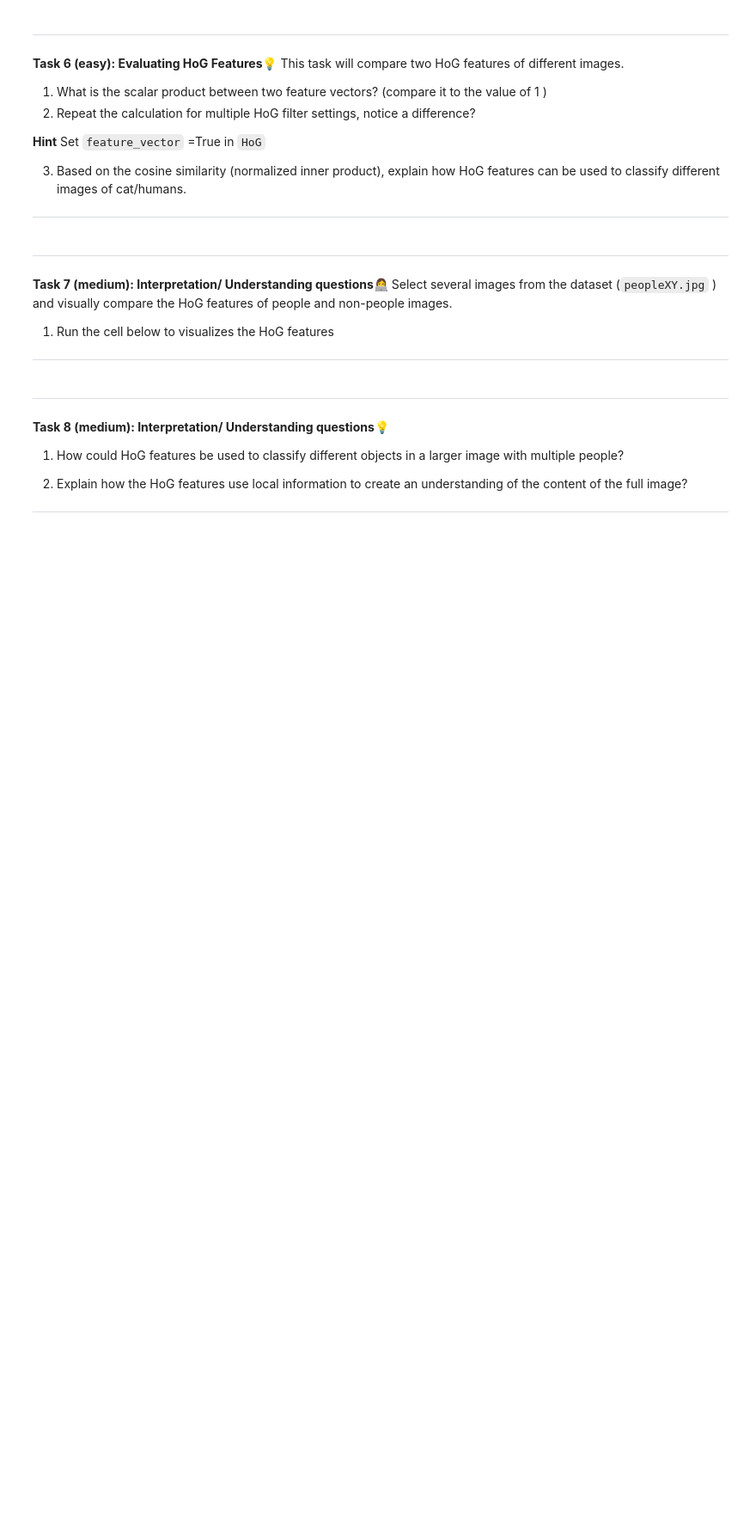
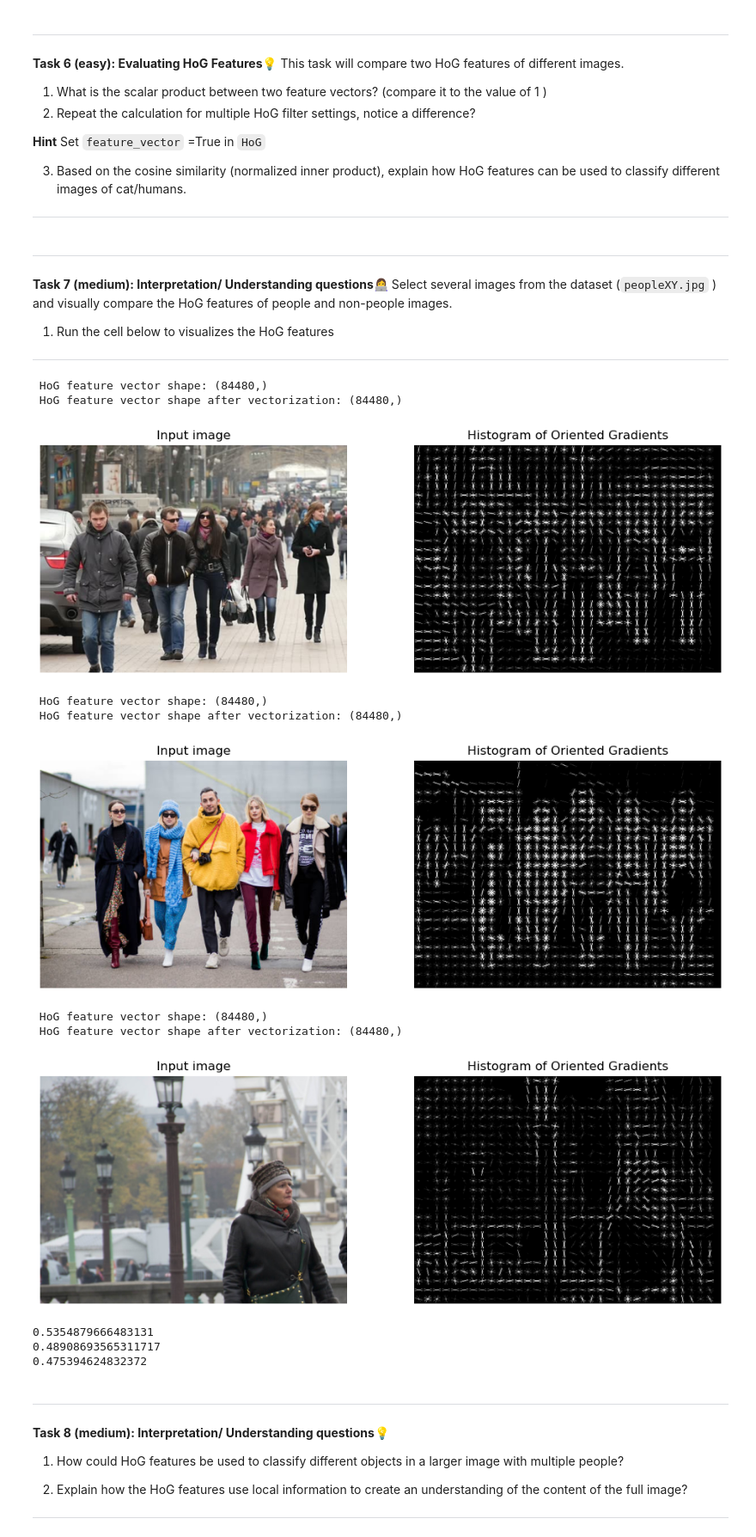
Before and after one commit to AlbertRossJoh/MLintro, a Jupyter notebook: W11/03-hog.ipynb, the cells around one changed output. Shown at 86% size. Cells and saved outputs as stored; diff of their text form; code cells hidden in the pictures; blank space fills up the shorter version.

```diff
--- a/W11/03-hog.ipynb
+++ b/W11/03-hog.ipynb
@@ -300,3 +340,27 @@ plt.show()
+# %%
+pfd1 = compute_and_show_hog('./data/people01.jpg')
+pfd2 = compute_and_show_hog('./data/people02.jpg')
+pfd3 = compute_and_show_hog('./data/people03.jpg')
+
+def cosine_sim(x, y):
+    return np.dot(x, y)/(np.linalg.norm(x)*np.linalg.norm(y))
+
+print(cosine_sim(pfd1, pfd2))
+print(cosine_sim(pfd2, pfd3))
+print(cosine_sim(pfd3, pfd1))
+# %% [output]
+ HoG feature vector shape: (84480,)
+ HoG feature vector shape after vectorization: (84480,)
+[figure, added]
+ HoG feature vector shape: (84480,)
+ HoG feature vector shape after vectorization: (84480,)
+[figure, added]
+ HoG feature vector shape: (84480,)
+ HoG feature vector shape after vectorization: (84480,)
+[figure, added]
+0.5354879666483131
+0.48908693565311717
+0.475394624832372
 # %% [markdown]
 
 ---
```
Also changed, not shown: parts of 11 cells of this notebook, 11 other files.
